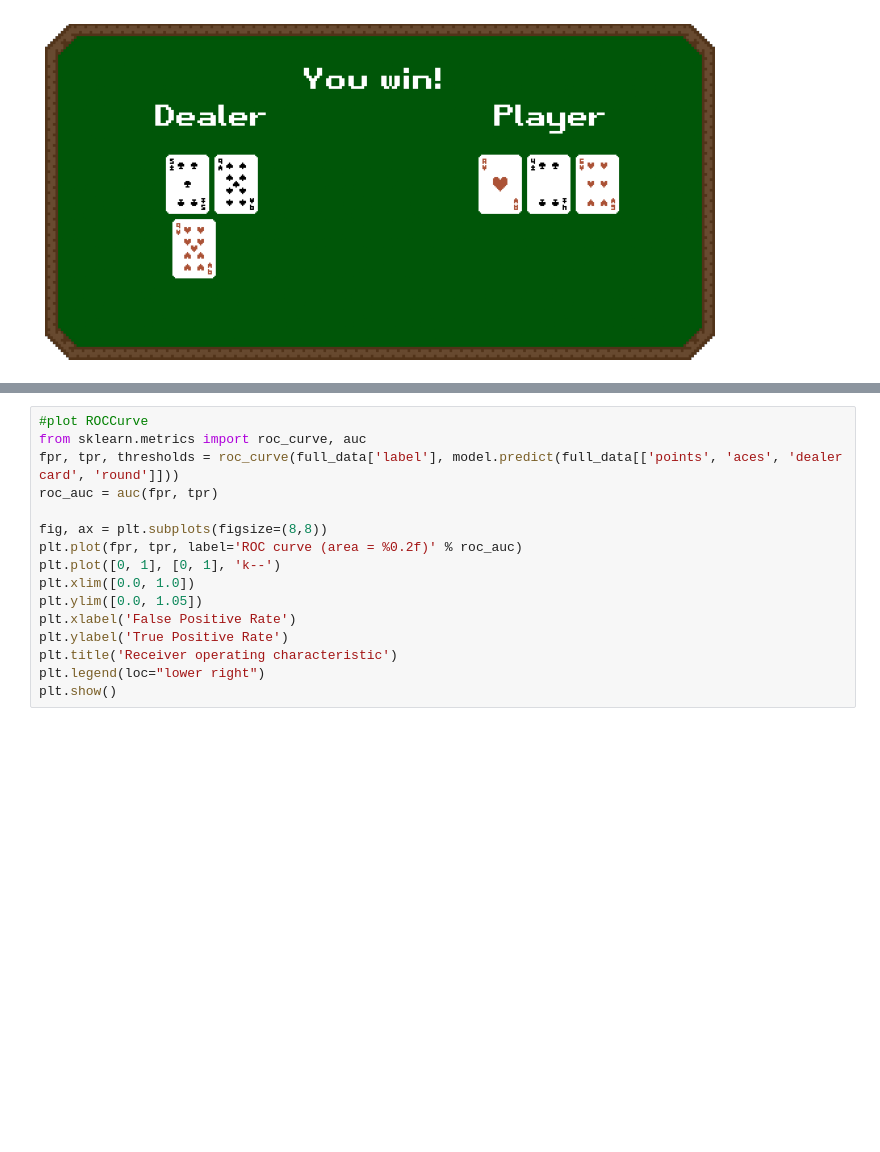
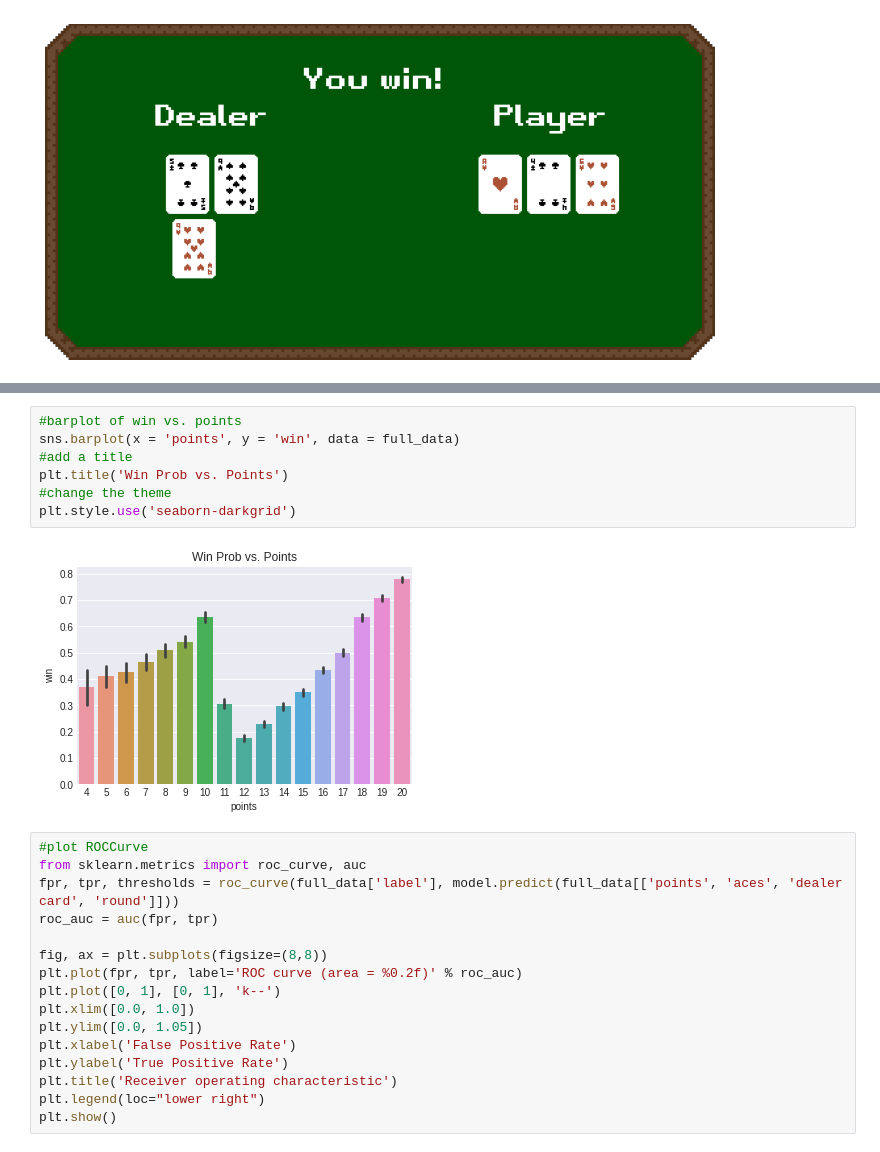
Before and after one commit to AlexanderGrunewald/CMSE-202-Group-Project, a Jupyter notebook: Game Running streamlined.ipynb, the cells around one changed output, grey strips where cells are left out. Saved outputs shown, nothing was run; the diff lists cells and outputs as text; blank space fills up the shorter version.

```diff
--- a/Game Running streamlined.ipynb
+++ b/Game Running streamlined.ipynb
@@ -127,3 +267,12 @@ display(predictbutton)
+# %%
+#barplot of win vs. points
+sns.barplot(x = 'points', y = 'win', data = full_data)
+#add a title
+plt.title('Win Prob vs. Points')
+#change the theme
+plt.style.use('seaborn-darkgrid')
+# %% [output]
+[figure, added]
 # %%
 #plot ROCCurve
 from sklearn.metrics import roc_curve, auc
```
Also changed, not shown: parts of 19 cells of this notebook.
